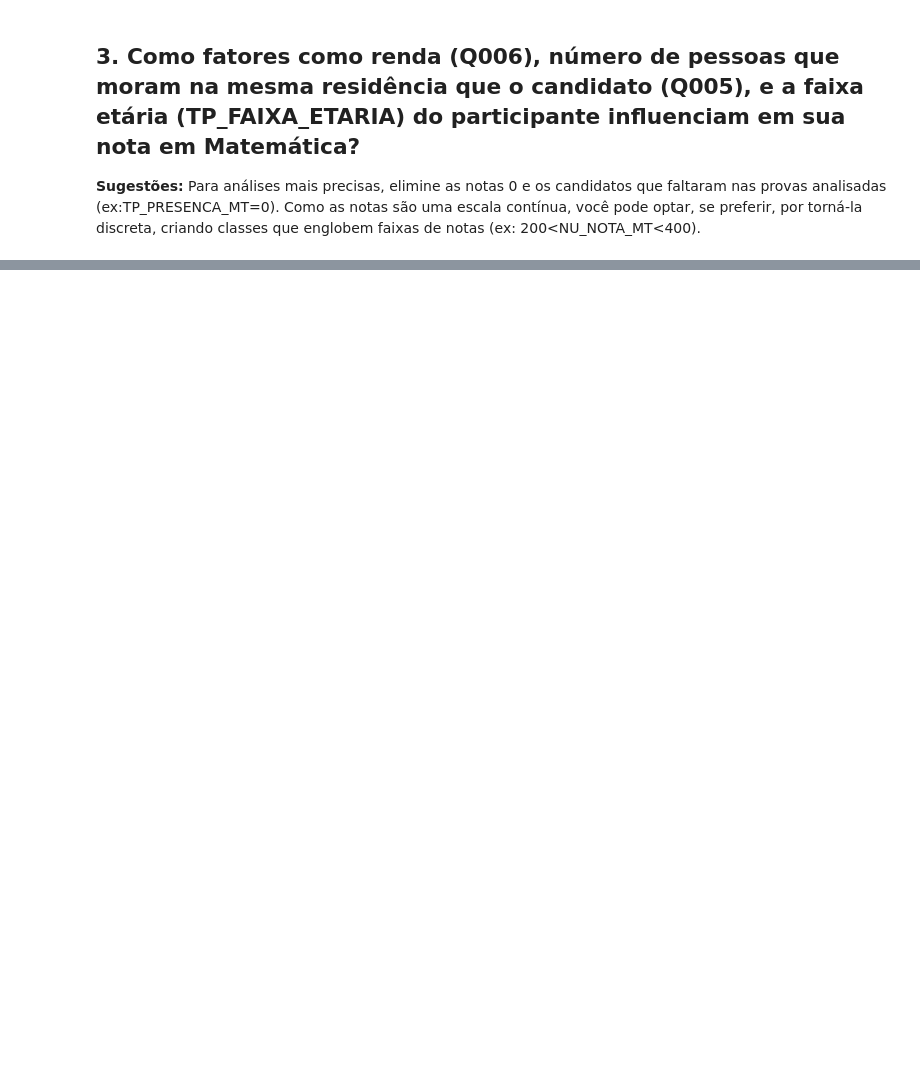
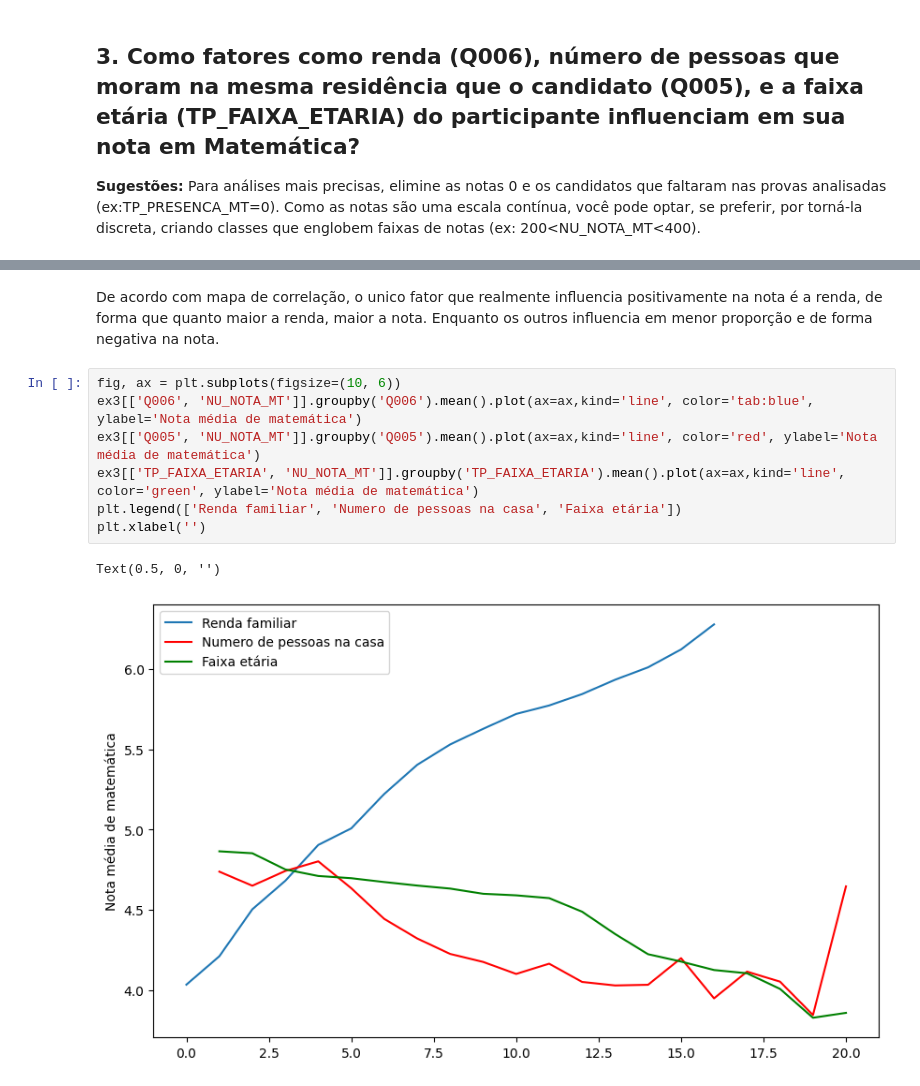
Before and after one commit to bdlemos/Faculdade, a Jupyter notebook: Semestre_4/ICD/3-mais-pandas.ipynb, the cells around one changed output, grey strips where cells are left out. Cells and saved outputs as stored; diff of their text form; blank space fills up the shorter version.

```diff
--- a/Semestre_4/ICD/3-mais-pandas.ipynb
+++ b/Semestre_4/ICD/3-mais-pandas.ipynb
@@ -48,0 +166,12 @@ AM: 18751
+# %% [markdown]
+De acordo com mapa de correlação, o unico fator que realmente influencia positivamente na nota é a renda, de forma que quanto maior a renda, maior a nota. Enquanto os outros influencia em menor proporção e de forma negativa na nota.
+# %%
+fig, ax = plt.subplots(figsize=(10, 6))
+ex3[['Q006', 'NU_NOTA_MT']].groupby('Q006').mean().plot(ax=ax,kind='line', color='tab:blue', ylabel='Nota média de matemática')
+ex3[['Q005', 'NU_NOTA_MT']].groupby('Q005').mean().plot(ax=ax,kind='line', color='red', ylabel='Nota média de matemática')
+ex3[['TP_FAIXA_ETARIA', 'NU_NOTA_MT']].groupby('TP_FAIXA_ETARIA').mean().plot(ax=ax,kind='line', color='green', ylabel='Nota média de matemática')
+plt.legend(['Renda familiar', 'Numero de pessoas na casa', 'Faixa etária'])
+plt.xlabel('')
+# %% [output]
+Text(0.5, 0, '')
+[figure, added]
```
Also changed, not shown: parts of 8 cells of this notebook, 48 other files.
